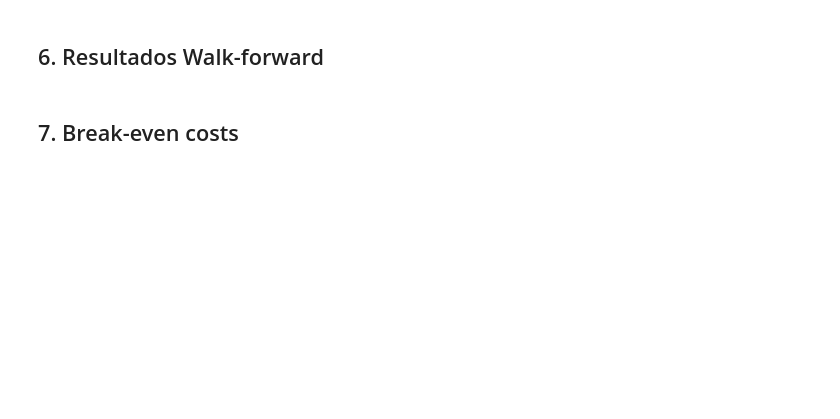
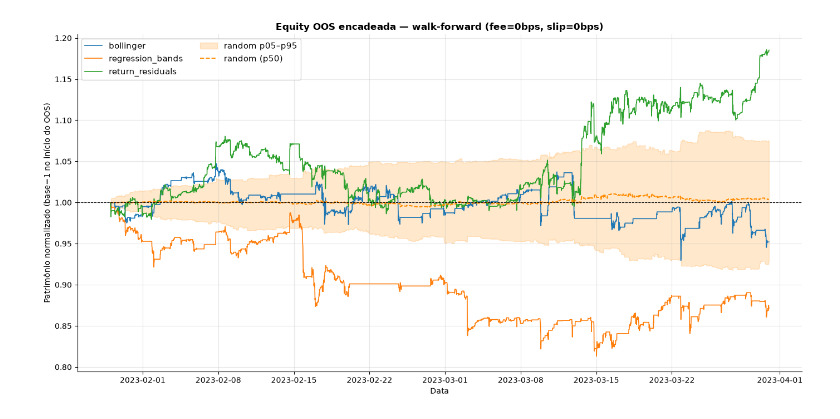
Before and after one commit to paulomoisessilva/researches_scripts, a Jupyter notebook: 01-intraday-technical-indicator/intraday_regression_bands/notebooks/02_results_review.ipynb, the cells around one changed output. Cells and saved outputs as stored; diff of their text form; code cells hidden in the pictures; blank space fills up the shorter version.

```diff
--- a/01-intraday-technical-indicator/intraday_regression_bands/notebooks/02_results_review.ipynb
+++ b/01-intraday-technical-indicator/intraday_regression_bands/notebooks/02_results_review.ipynb
@@ -123,29 +252,46 @@ if not df_metrics.empty and 'strategy' in df_metrics.columns:
 # %%
-fee_tag = 'fee2_slip2'
-equity_files = list(backtests_dir.glob(f'equity_*_{fee_tag}.parquet'))
 
-if equity_files:
+if df_wf_eq.empty:
+    print('walk_forward_equity.parquet ausente. Reexecute o script 05.')
+else:
+    df_wf_eq = filter_strategies(df_wf_eq)
     fig, ax = plt.subplots(figsize=(14, 7))
     colors = plt.cm.tab10.colors
+    color_idx = 0
 
-    for i, f in enumerate(equity_files[:10]):
-        df_eq = pd.read_parquet(f)
-        if 'timestamp' in df_eq.columns and 'equity' in df_eq.columns:
-            eq = df_eq.set_index('timestamp')['equity']
-            label = f.stem.replace(f'_{fee_tag}', '').replace('equity_', '')
-            ax.plot(eq.index, eq / eq.iloc[0], label=label,
-                    color=colors[i % len(colors)], linewidth=1.0)
+    for strat in sorted(s for s in df_wf_eq['strategy'].unique() if s != 'random'):
+        eq = chain_oos_equity(df_wf_eq, strat)
+        if eq.empty:
+            continue
+        ax.plot(
+            eq.index, eq.values,
+            label=strat,
+            color=colors[color_idx % len(colors)],
+            linewidth=1.2,
+        )
+        color_idx += 1
+
+    if 'random' in df_wf_eq['strategy'].values:
+        p05, p50, p95 = random_oos_equity_band(df_wf_eq)
+        if not p50.empty:
+            ax.fill_between(
+                p50.index, p05.values, p95.values,
+                color='darkorange', alpha=0.20, label='random p05–p95',
+            )
+            ax.plot(
+                p50.index, p50.values,
+                color='darkorange', linewidth=1.4, linestyle='--',
+                label='random (p50)',
+            )
 
     ax.axhline(1.0, color='black', linewidth=0.8, linestyle='--')
-    ax.set_title(f'Equity Curves (fee=2bps, slip=2bps)', fontweight='bold')
-    ax.set_ylabel('Retorno Acumulado (base=1)')
+    ax.set_title(f'Equity OOS encadeada — walk-forward ({SCENARIO_LABEL})', fontweight='bold')
+    ax.set_ylabel('Patrimônio normalizado (base=1 no início do OOS)')
     ax.set_xlabel('Data')
-    ax.legend(fontsize=7, ncol=2)
+    ax.legend(ncol=2)
     ax.spines['top'].set_visible(False)
     ax.spines['right'].set_visible(False)
     fig.tight_layout()
     plt.show()
-else:
-    print('Nenhum arquivo de equity encontrado. Execute: python scripts/04_run_backtests.py')
+# %% [output]
+[figure, added]
-# %% [markdown]
-## 6. Resultados Walk-forward
@@ -170,2 +297,0 @@ else:
-# %% [markdown]
-## 7. Break-even costs
```
Also changed, not shown: parts of 28 cells of this notebook, 31 other files.
